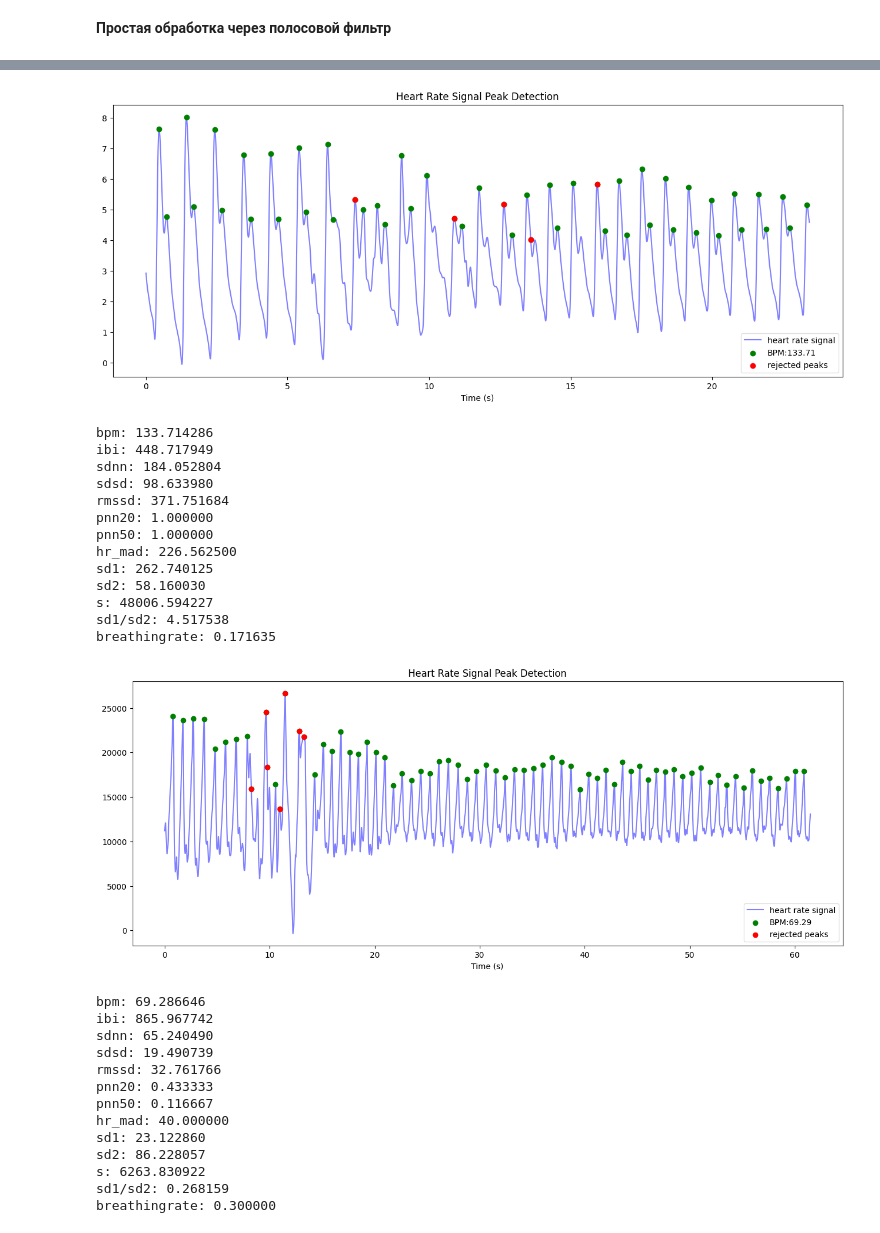
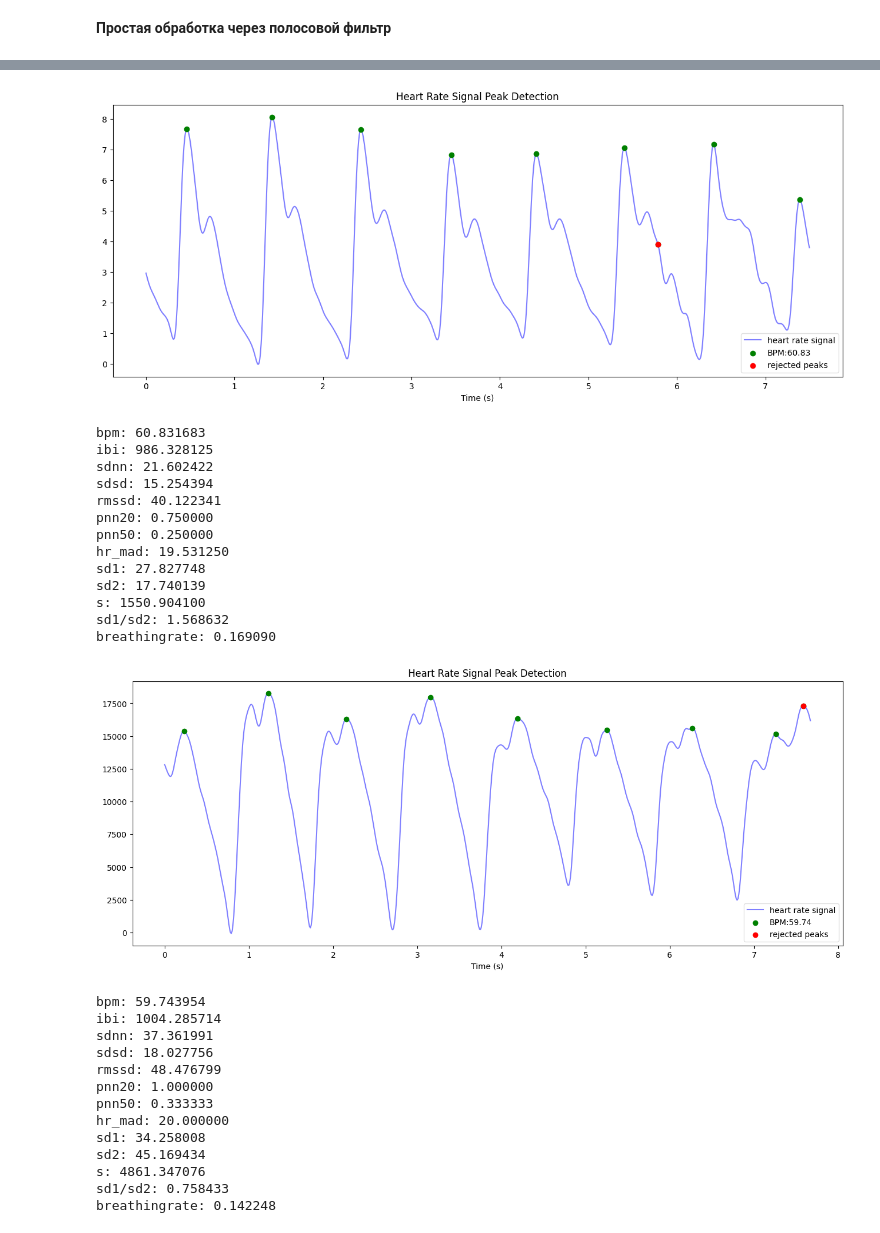
Before and after one commit to zhabiki/PPG-Datasets-Exploration, a Jupyter notebook: MAUS.ipynb, the cells around one changed output, grey strips where cells are left out. Saved outputs shown, nothing was run; the diff lists cells and outputs as text; code cells hidden in the pictures.

```diff
--- a/MAUS.ipynb
+++ b/MAUS.ipynb
@@ -304,7 +315,7 @@ RR-расстояния между пиками, в секундах: [0.9648437
  0.89453125 0.890625   0.84765625 0.89453125]
 # %%
 ppg_example_wrist_rpeaks, ppg_example_wrist_filtered = detect_r_peaks(
-    ppg_example_wrist * -1, 100
+    ppg_example_wrist, 100
 )
 ppg_example_wrist_rrdist = compute_rr_dist(
     ppg_example_wrist_rpeaks, 100
@@ -315,8 +326,9 @@ plt.subplot(211)
 plt.plot(ppg_example_wrist_filtered)
 plt.plot(ppg_example_wrist_rpeaks, ppg_example_wrist_filtered[ppg_example_wrist_rpeaks], "ro")
 plt.subplot(212)
-plt.plot(ppg_example_wrist_filtered[0:int(len(ppg_example_wrist_filtered) / 256*20)])
-plt.plot(ppg_example_wrist[0:int(len(ppg_example_wrist) / 256*20)])
+plt.plot(ppg_example_wrist_filtered[0:int(len(ppg_example_wrist_filtered) / 10)])
+# plt.plot(ppg_example_wrist[0:int(len(ppg_example_wrist) / 10)])
+plt.plot(ppg_example_wrist_rpeaks[0:35], ppg_example_wrist_filtered[ppg_example_wrist_rpeaks[0:35]], "ro")
 plt.show()
 
 print('RR-расстояния между пиками, в секундах:', ppg_example_wrist_rrdist)
@@ -348,6 +360,6 @@ RR-расстояния между пиками, в секундах: [0.94 0.98
 # %%
 wd, m = hp.process(
-    ppg_example_finger_filtered[0:int(len(ppg_example_finger_filtered) / 256*20)],
+    ppg_example_finger_filtered[0:int(len(ppg_example_finger_filtered) / 40)],
     sample_rate=256
 )
 
@@ -357,43 +369,43 @@ plt.show()
 for measure in m.keys():
     print('%s: %f' %(measure, m[measure]))
 # %% [output]
-[figure, old version]
+[figure, new version]
-bpm: 133.714286
-ibi: 448.717949
-sdnn: 184.052804
-sdsd: 98.633980
-rmssd: 371.751684
-pnn20: 1.000000
-pnn50: 1.000000
-hr_mad: 226.562500
-sd1: 262.740125
-sd2: 58.160030
-s: 48006.594227
-sd1/sd2: 4.517538
-breathingrate: 0.171635
+bpm: 60.831683
+ibi: 986.328125
+sdnn: 21.602422
+sdsd: 15.254394
+rmssd: 40.122341
+pnn20: 0.750000
+pnn50: 0.250000
+hr_mad: 19.531250
+sd1: 27.827748
+sd2: 17.740139
+s: 1550.904100
+sd1/sd2: 1.568632
+breathingrate: 0.169090
 # %%
 wd, m = hp.process(
-    ppg_example_wrist_filtered[0:int(len(ppg_example_wrist_filtered) / 100*20)],
+    ppg_example_wrist_filtered[0:int(len(ppg_example_wrist_filtered) / 40)],
     sample_rate=100
 )
 
 hp.plotter(wd, m)
 plt.show()
 
 for measure in m.keys():
     print('%s: %f' %(measure, m[measure]))
 # %% [output]
-[figure, old version]
+[figure, new version]
-bpm: 69.286646
-ibi: 865.967742
-sdnn: 65.240490
-sdsd: 19.490739
-rmssd: 32.761766
-pnn20: 0.433333
-pnn50: 0.116667
-hr_mad: 40.000000
-sd1: 23.122860
-sd2: 86.228057
-s: 6263.830922
-sd1/sd2: 0.268159
-breathingrate: 0.300000
+bpm: 59.743954
+ibi: 1004.285714
+sdnn: 37.361991
+sdsd: 18.027756
+rmssd: 48.476799
+pnn20: 1.000000
+pnn50: 0.333333
+hr_mad: 20.000000
+sd1: 34.258008
+sd2: 45.169434
+s: 4861.347076
+sd1/sd2: 0.758433
+breathingrate: 0.142248
```
Also changed, not shown: parts of 8 cells of this notebook.
